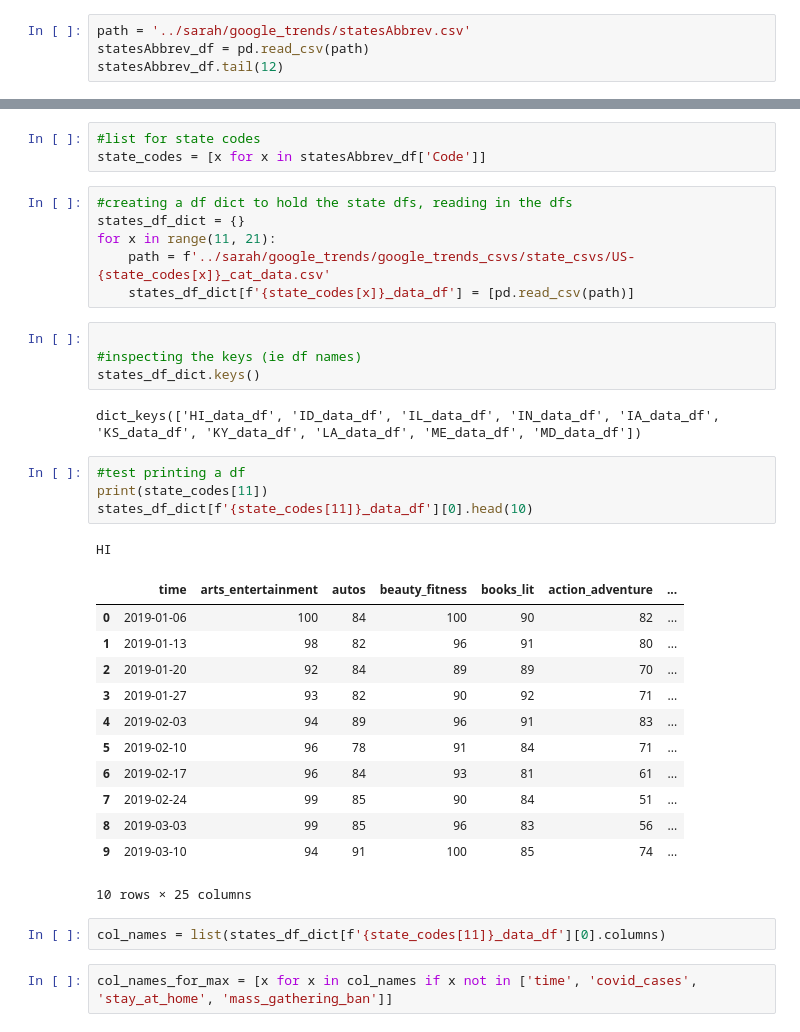
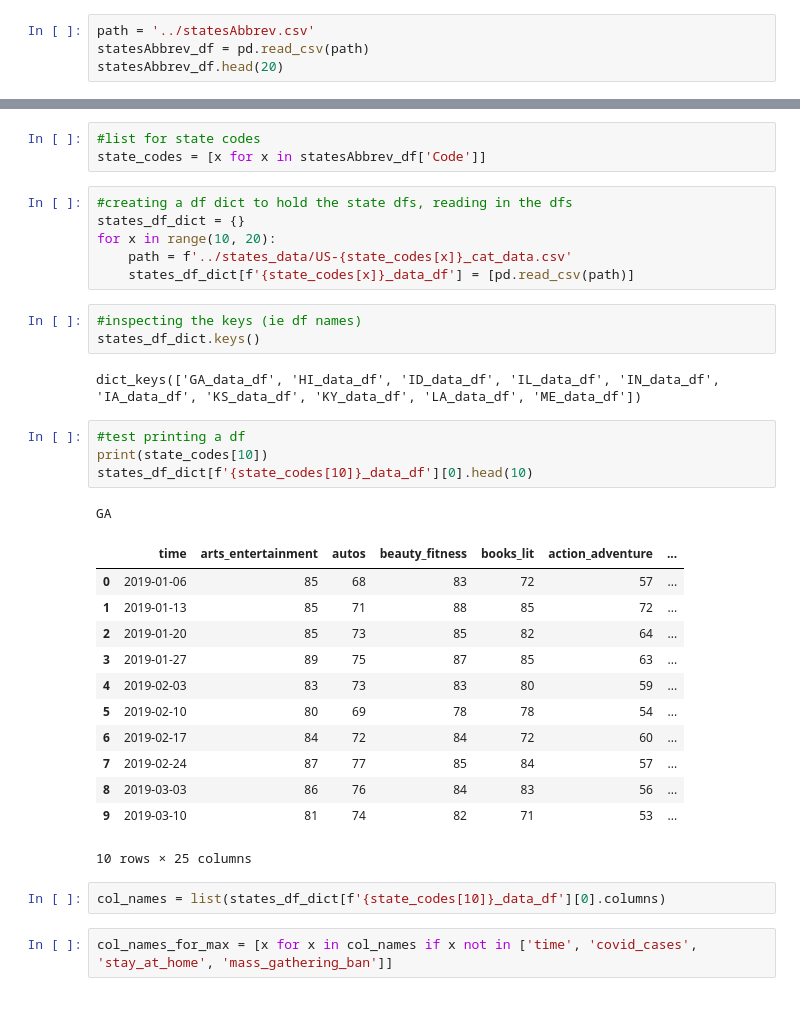
Before and after one commit to sarahDH615/google_trends_covid_project, a Jupyter notebook: keiko/analysis_visualization/max_in_col.ipynb, the cells around one changed output, grey strips where cells are left out. Drawn from its saved outputs; the diff is of its cells as text.

Commit message:
revised appended data

```diff
--- a/keiko/analysis_visualization/max_in_col.ipynb
+++ b/keiko/analysis_visualization/max_in_col.ipynb
@@ -4,8 +4,8 @@ import pandas as pd
 import numpy as np
 from functools import reduce
 # %%
-path = '../sarah/google_trends/statesAbbrev.csv'
+path = '../statesAbbrev.csv'
 statesAbbrev_df = pd.read_csv(path)
-statesAbbrev_df.tail(12)
+statesAbbrev_df.head(20)
 # %% [output]
 |  | State | Abbrev | Code |
@@ -27,35 +31,34 @@ state_codes = [x for x in statesAbbrev_df['Code']]
 # %%
 #creating a df dict to hold the state dfs, reading in the dfs
 states_df_dict = {}
-for x in range(11, 21):
-    path = f'../sarah/google_trends/google_trends_csvs/state_csvs/US-{state_codes[x]}_cat_data.csv'
+for x in range(10, 20):
+    path = f'../states_data/US-{state_codes[x]}_cat_data.csv'
     states_df_dict[f'{state_codes[x]}_data_df'] = [pd.read_csv(path)]
 # %%
-
 #inspecting the keys (ie df names)
 states_df_dict.keys()
 # %% [output]
-dict_keys(['HI_data_df', 'ID_data_df', 'IL_data_df', 'IN_data_df', 'IA_data_df', 'KS_data_df', 'KY_data_df', 'LA_data_df', 'ME_data_df', 'MD_data_df'])
+dict_keys(['GA_data_df', 'HI_data_df', 'ID_data_df', 'IL_data_df', 'IN_data_df', 'IA_data_df', 'KS_data_df', 'KY_data_df', 'LA_data_df', 'ME_data_df'])
 # %%
 #test printing a df
-print(state_codes[11])
-states_df_dict[f'{state_codes[11]}_data_df'][0].head(10)
+print(state_codes[10])
+states_df_dict[f'{state_codes[10]}_data_df'][0].head(10)
 # %% [output]
-HI
+GA
 |  | time | arts_entertainment | autos | beauty_fitness | books_lit | action_adventure | ... |
-| 0 | 2019-01-06 | 100 | 84 | 100 | 90 | 82 | ... |
-| 1 | 2019-01-13 | 98 | 82 | 96 | 91 | 80 | ... |
-| 2 | 2019-01-20 | 92 | 84 | 89 | 89 | 70 | ... |
-| 3 | 2019-01-27 | 93 | 82 | 90 | 92 | 71 | ... |
-| 4 | 2019-02-03 | 94 | 89 | 96 | 91 | 83 | ... |
-| 5 | 2019-02-10 | 96 | 78 | 91 | 84 | 71 | ... |
-| 6 | 2019-02-17 | 96 | 84 | 93 | 81 | 61 | ... |
-| 7 | 2019-02-24 | 99 | 85 | 90 | 84 | 51 | ... |
-| 8 | 2019-03-03 | 99 | 85 | 96 | 83 | 56 | ... |
-| 9 | 2019-03-10 | 94 | 91 | 100 | 85 | 74 | ... |
+| 0 | 2019-01-06 | 85 | 68 | 83 | 72 | 57 | ... |
+| 1 | 2019-01-13 | 85 | 71 | 88 | 85 | 72 | ... |
+| 2 | 2019-01-20 | 85 | 73 | 85 | 82 | 64 | ... |
+| 3 | 2019-01-27 | 89 | 75 | 87 | 85 | 63 | ... |
+| 4 | 2019-02-03 | 83 | 73 | 83 | 80 | 59 | ... |
+| 5 | 2019-02-10 | 80 | 69 | 78 | 78 | 54 | ... |
+| 6 | 2019-02-17 | 84 | 72 | 84 | 72 | 60 | ... |
+| 7 | 2019-02-24 | 87 | 77 | 85 | 84 | 57 | ... |
+| 8 | 2019-03-03 | 86 | 76 | 84 | 83 | 56 | ... |
+| 9 | 2019-03-10 | 81 | 74 | 82 | 71 | 53 | ... |
 10 rows × 25 columns
 # %%
-col_names = list(states_df_dict[f'{state_codes[11]}_data_df'][0].columns)
+col_names = list(states_df_dict[f'{state_codes[10]}_data_df'][0].columns)
 # %%
 col_names_for_max = [x for x in col_names if x not in ['time', 'covid_cases', 'stay_at_home', 'mass_gathering_ban']]
 # %%
```
Also changed, not shown: parts of 9 cells of this notebook, 11 other files.
